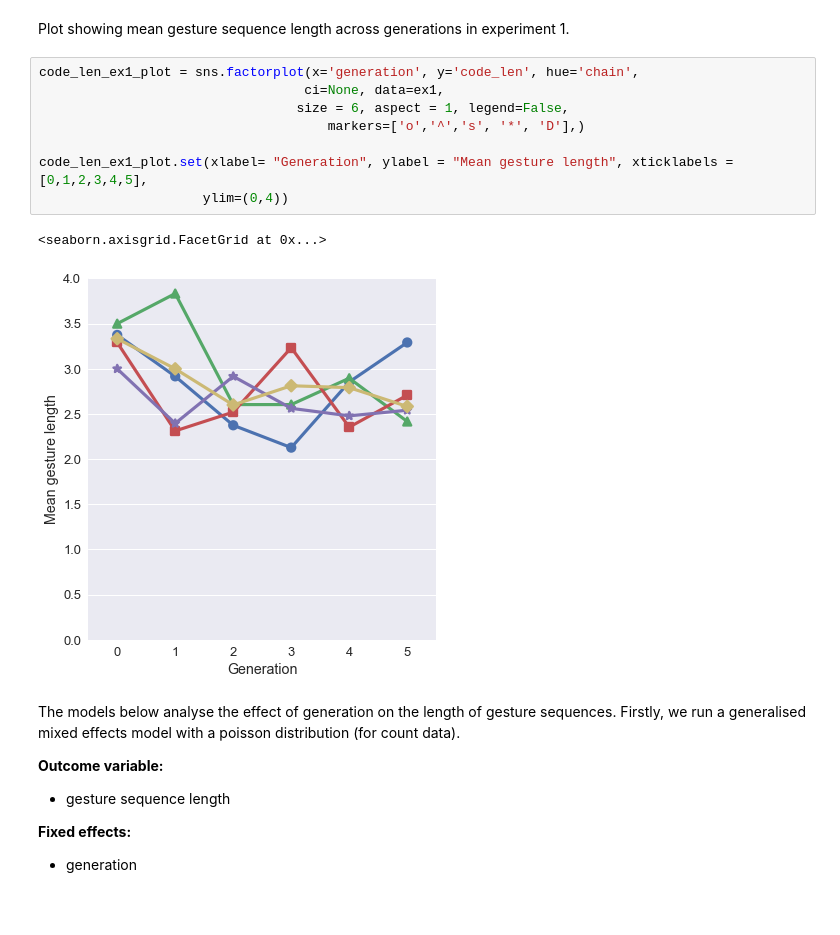
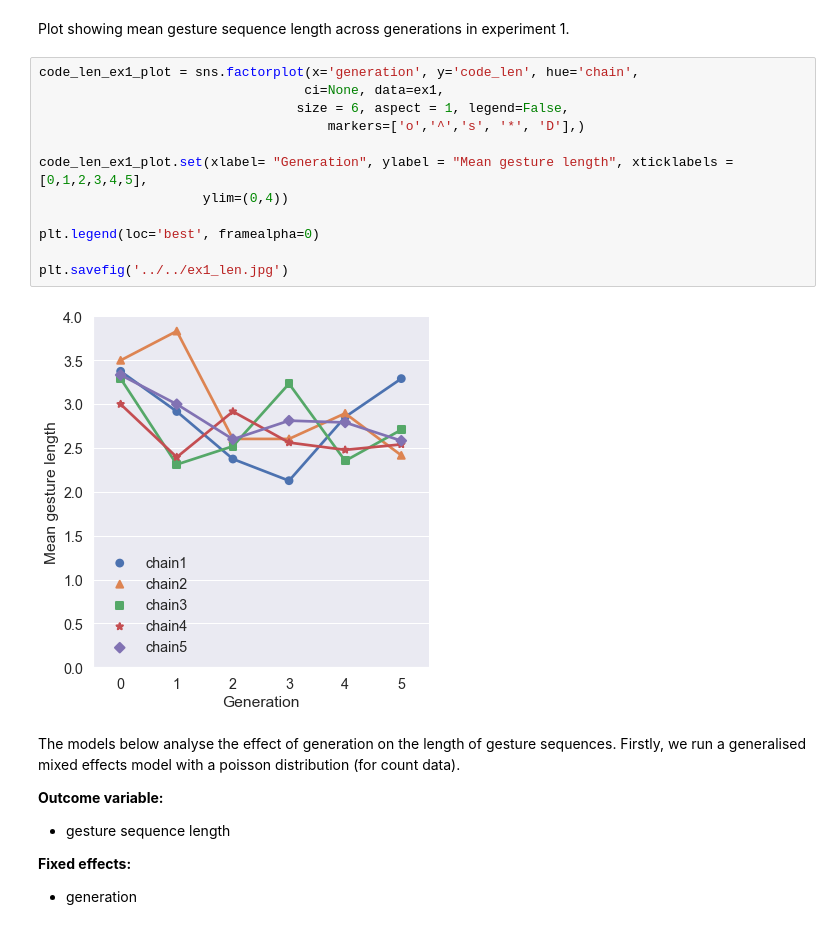
Before and after one commit to ymotamedi/asll-analysis, a Jupyter notebook: notebooks/efficiency_results.ipynb, the cells around one changed output. Cells and saved outputs as stored; diff of their text form.

```diff
--- a/notebooks/efficiency_results.ipynb
+++ b/notebooks/efficiency_results.ipynb
@@ -185,14 +185,17 @@ Plot showing mean gesture sequence length across generations in experiment 1.
 # %%
 code_len_ex1_plot = sns.factorplot(x='generation', y='code_len', hue='chain',
                                   ci=None, data=ex1,
                                  size = 6, aspect = 1, legend=False,
                                      markers=['o','^','s', '*', 'D'],)
 
 code_len_ex1_plot.set(xlabel= "Generation", ylabel = "Mean gesture length", xticklabels = [0,1,2,3,4,5],
                      ylim=(0,4))
+
+plt.legend(loc='best', framealpha=0)
+
+plt.savefig('../../ex1_len.jpg')
 # %% [output]
-<seaborn.axisgrid.FacetGrid at 0x...>
-[figure, old version]
+[figure, new version]
 # %% [markdown]
 The models below analyse the effect of generation on the length of gesture sequences. Firstly, we run a generalised mixed effects model with a poisson distribution (for count data).
 
```
Also changed, not shown: parts of 5 cells of this notebook.
